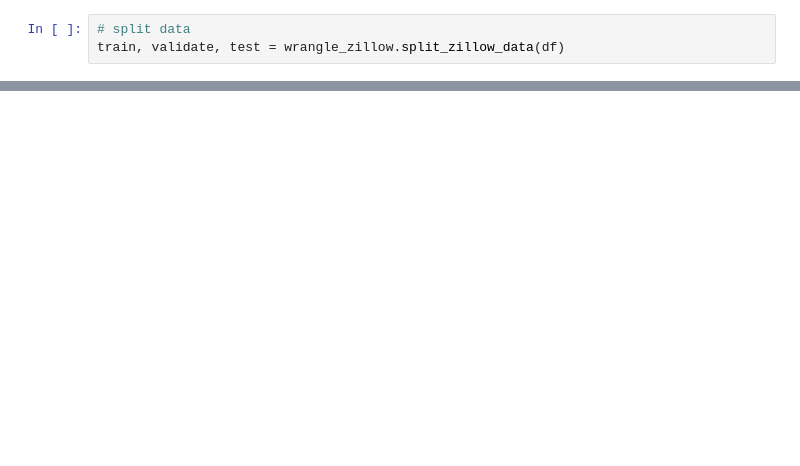
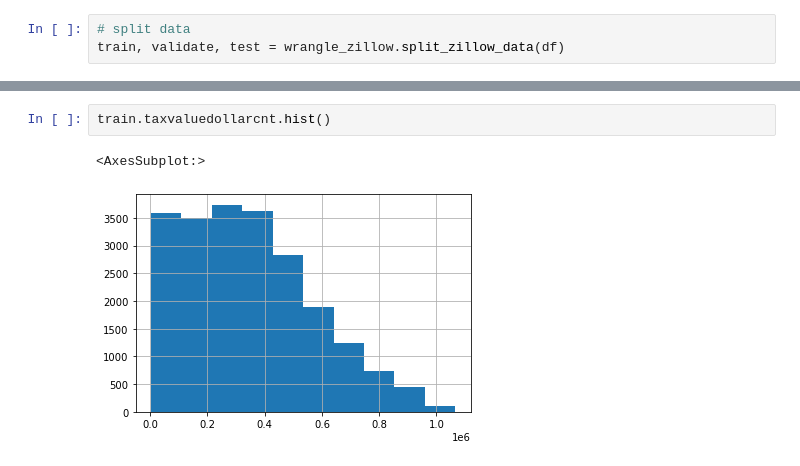
Before and after one commit to lochlynlaskowski/clustering-exercises, a Jupyter notebook: explore_zillow.ipynb, the cells around one changed output, grey strips where cells are left out. Saved outputs shown, nothing was run; the diff lists cells and outputs as text; blank space fills up the shorter version.

```diff
--- a/explore_zillow.ipynb
+++ b/explore_zillow.ipynb
@@ -64,0 +187,5 @@ train.shape, validate.shape, test.shape
+# %%
+train.taxvaluedollarcnt.hist()
+# %% [output]
+<AxesSubplot:>
+[figure, added]
```
Also changed, not shown: parts of 44 cells of this notebook, 3 other files.
